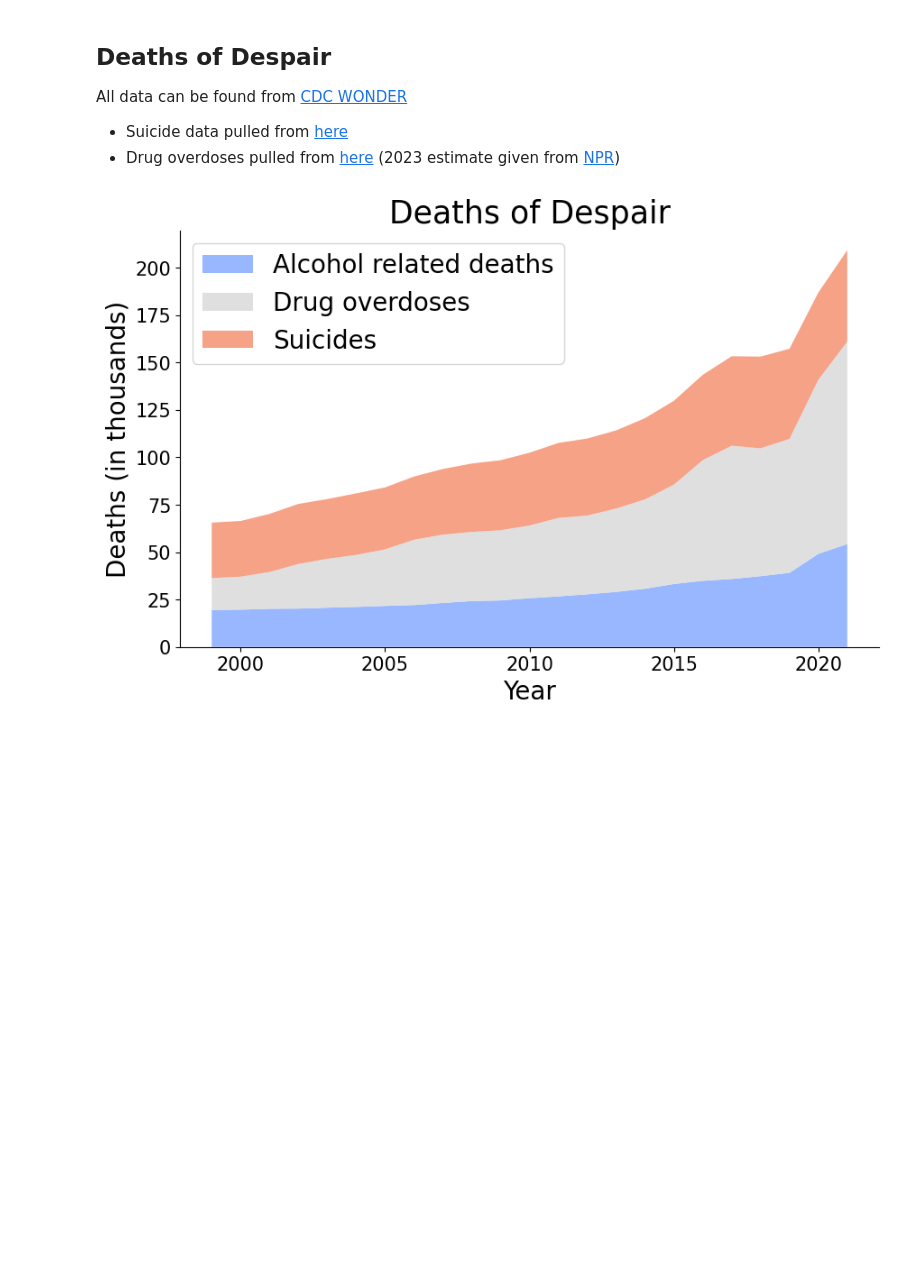
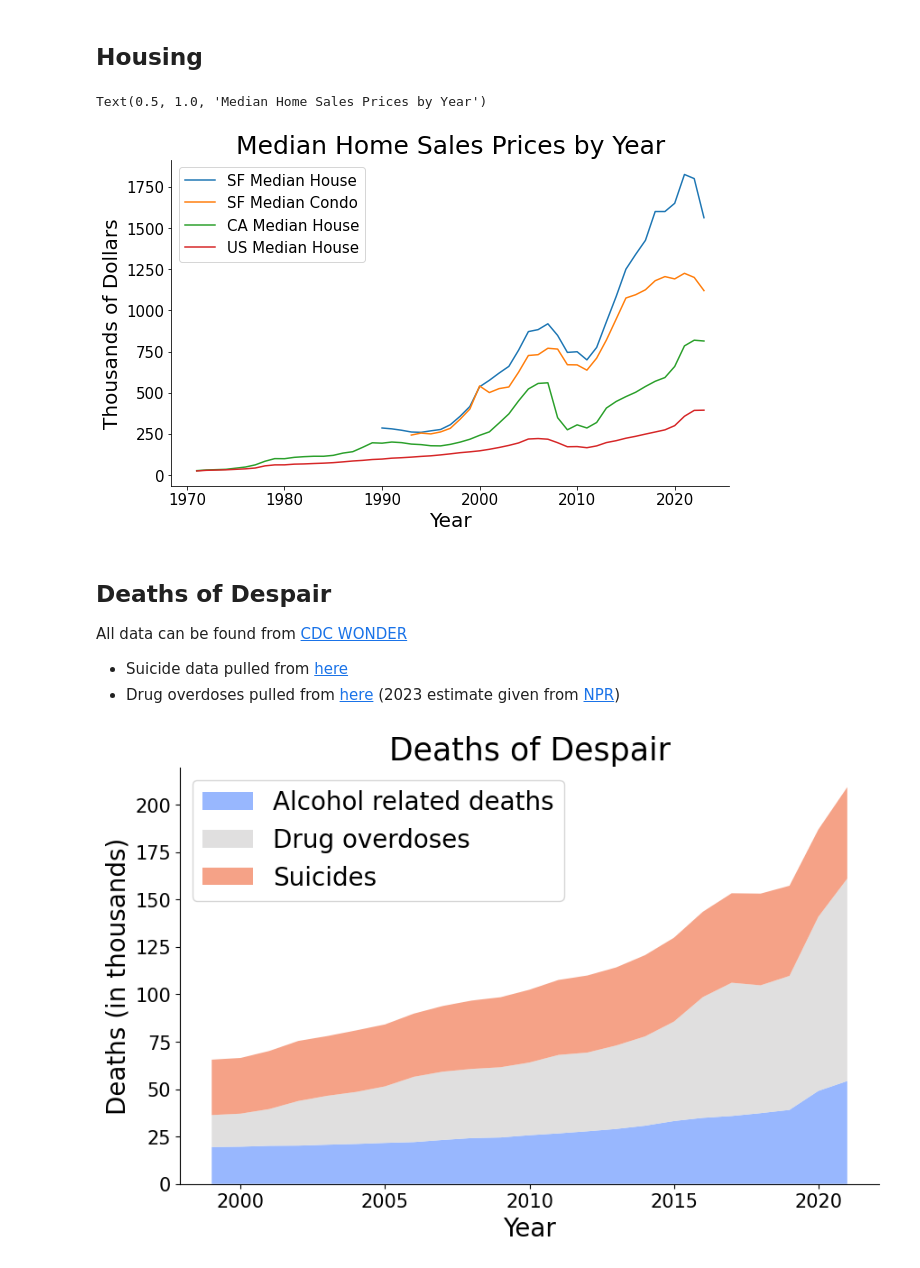
Before and after one commit to jordanott/BackToTheFuture, a Jupyter notebook: notebooks/individual.ipynb, the cells around one changed output. Saved outputs shown, nothing was run; the diff lists cells and outputs as text; code cells hidden in the pictures; blank space fills up the shorter version.

Commit message:
SF,CA,US housing

```diff
--- a/notebooks/individual.ipynb
+++ b/notebooks/individual.ipynb
@@ -6,6 +6,25 @@ import numpy as np
 import pandas as pd
 import seaborn as sns
 import matplotlib.pyplot as plt
+# %% [markdown]
+## Housing
+# %%
+sf_ca_us_median_home_prices = pd.read_csv("../raw_data/government/sf_ca_us_median_home_prices.csv")
+
+for column in sf_ca_us_median_home_prices.columns[1:]:
+    sf_ca_us_median_home_prices[column] /= 1_000
+
+plt.figure(figsize=(10, 6))
+sns.lineplot(x="Year", y="San Francisco Median Existing House Price", data=sf_ca_us_median_home_prices, label="SF Median House")
+sns.lineplot(x="Year", y="San Francisco Median Condo Price", data=sf_ca_us_median_home_prices, label="SF Median Condo")
+sns.lineplot(x="Year", y="CA Median Existing House Price", data=sf_ca_us_median_home_prices, label="CA Median House")
+sns.lineplot(x="Year", y="US Median Existing House Price", data=sf_ca_us_median_home_prices, label="US Median House")
+
+plt.ylabel("Thousands of Dollars")
+plt.title("Median Home Sales Prices by Year")
+# %% [output]
+Text(0.5, 1.0, 'Median Home Sales Prices by Year')
+[figure, added]
 # %% [markdown]
 ## Deaths of Despair
 All data can be found from [CDC WONDER](https://wonder.cdc.gov/)
```
Also changed, not shown: 2 other files.
